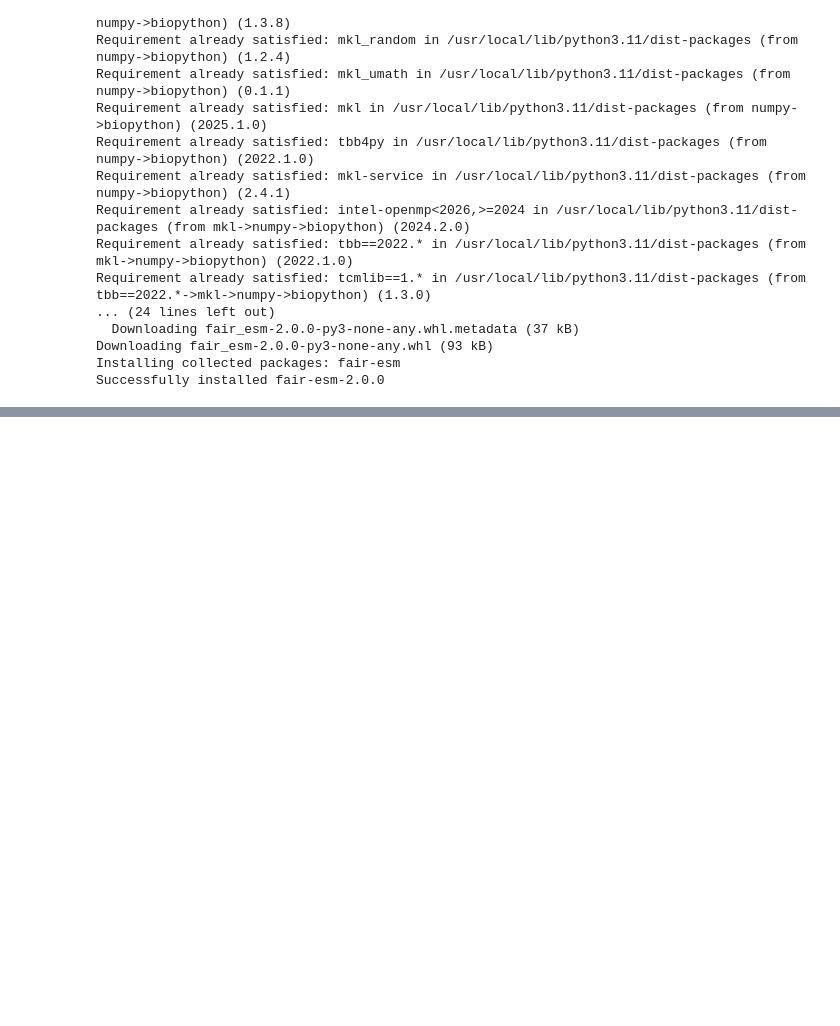
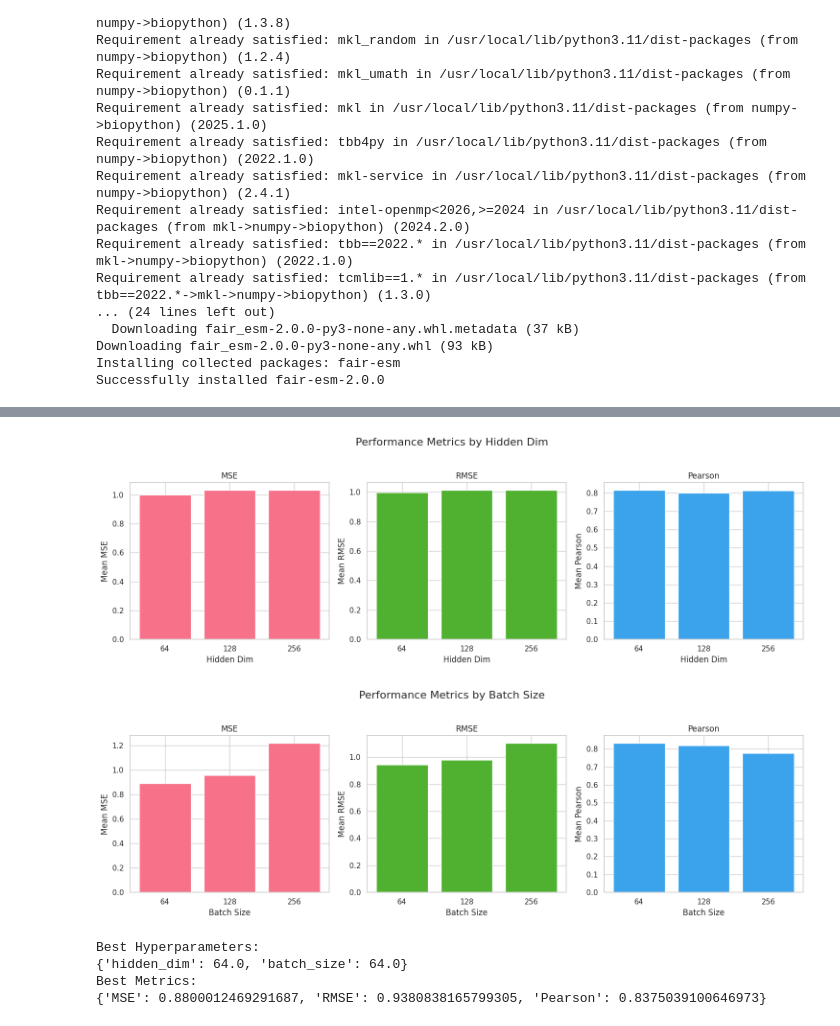
Before and after one commit to nesma-shafie/ViroAlert, a Jupyter notebook: anti-virus-model-graphs.ipynb, the cells around one changed output, grey strips where cells are left out. Saved outputs shown, nothing was run; the diff lists cells and outputs as text; code cells hidden in the pictures; blank space fills up the shorter version.

```diff
--- a/anti-virus-model-graphs.ipynb
+++ b/anti-virus-model-graphs.ipynb
@@ -261,8 +269,4 @@ KeyboardInterrupt:
 # %%
-import matplotlib.pyplot as plt
-import seaborn as sns
-import pandas as pd
-import numpy as np
 
 # Set Seaborn style for better aesthetics
 sns.set(style="whitegrid")
@@ -279,35 +283,50 @@ metrics = ['MSE', 'RMSE', 'Pearson']
 
 # Function to create bar plots for a given hyperparameter
 def plot_hyperparameter_results(hyperparam, values, results_df):
     fig, axes = plt.subplots(1, 3, figsize=(15, 5), sharex=True)
     fig.suptitle(f'Performance Metrics by {hyperparam.replace("_", " ").title()}', fontsize=16)
 
     for i, metric in enumerate(metrics):
         # Calculate mean metric value for each hyperparameter value
         means = [results_df[results_df[hyperparam] == val][metric].mean() for val in values]
 
         # Create bar plot
         axes[i].bar([str(val) for val in values], means, color=sns.color_palette("husl", 3)[i])
         axes[i].set_title(metric)
         axes[i].set_xlabel(hyperparam.replace("_", " ").title())
         axes[i].set_ylabel(f'Mean {metric}')
 
 
 
     plt.tight_layout(rect=[0, 0, 1, 0.95])
     plt.savefig(f'hyperparam_{hyperparam}_plot.png')
     plt.show()
 
 # Generate plots for each hyperparameter
 for hyperparam, values in hyperparameters.items():
     plot_hyperparameter_results(hyperparam, values, results_df)
 
 # Find and print the best hyperparameters
 best_row = results_df.loc[results_df['RMSE'].idxmin()]
 print("Best Hyperparameters:")
-print(best_row[['hidden_dim', 'batch_size'].to_dict())
+print({
+    'hidden_dim': best_row['hidden_dim'],
+    'batch_size': best_row['batch_size']
+})
+
 print("Best Metrics:")
-print(best_row[['MSE', 'RMSE', 'Pearson']].to_dict())
+print({
+    'MSE': best_row['MSE'],
+    'RMSE': best_row['RMSE'],
+    'Pearson': best_row['Pearson']
+})
+# %% [output]
+[figure, added]
+[figure, added]
+Best Hyperparameters:
+{'hidden_dim': 64.0, 'batch_size': 64.0}
+Best Metrics:
+{'MSE': 0.8800012469291687, 'RMSE': 0.9380838165799305, 'Pearson': 0.8375039100646973}
 # %%
 def plot_hyperparameter_results_enhanced(hyperparam, values, results_df):
     metrics_colors = {
```
Also changed, not shown: parts of 9 cells of this notebook.
